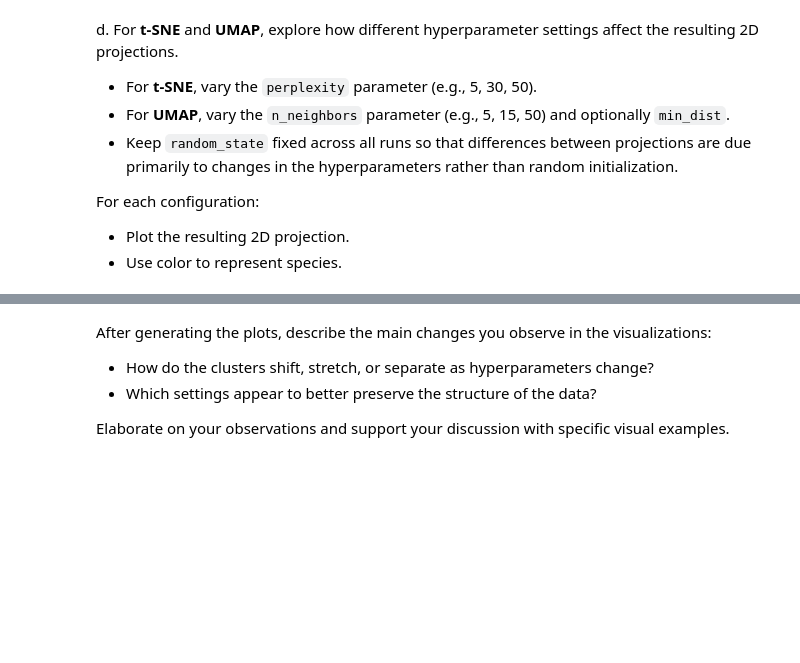
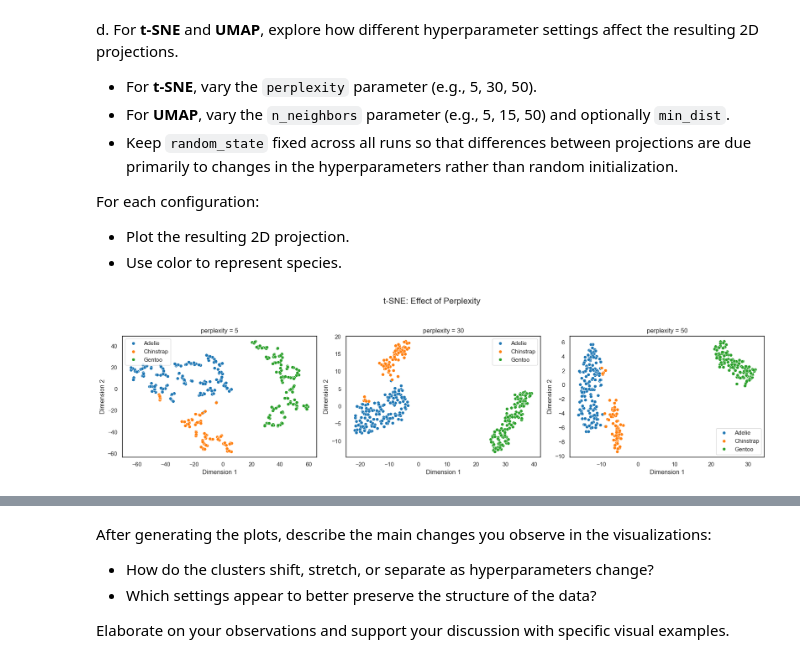
Before and after one commit to alibpowell/ML4021-Group, a Jupyter notebook: 03-tsne-and-umap.ipynb, the cells around one changed output, grey strips where cells are left out. Saved outputs shown, nothing was run; the diff lists cells and outputs as text; code cells hidden in the pictures; blank space fills up the shorter version.

```diff
--- a/03-tsne-and-umap.ipynb
+++ b/03-tsne-and-umap.ipynb
@@ -208,3 +198,93 @@ For each configuration:
 - Use color to represent species.
 # %%
 # YOUR CODE HERE
+
+palette = {
+    "Adelie": "tab:blue",
+    "Chinstrap": "tab:orange",
+    "Gentoo": "tab:green",
+}
+
+species = penguins["species"].to_numpy()
+
+def plot_comparison(embeddings, titles, figure_title):
+    fig, axes = plt.subplots(1, len(embeddings), figsize=(18, 5))
+
+    for ax, embedding, title in zip(axes, embeddings, titles):
+        sns.scatterplot(
+            x=embedding[:, 0],
+            y=embedding[:, 1],
+            hue=species,
+            palette=palette,
+            ax=ax,
+        )
+        ax.set_title(title)
+        ax.set_xlabel("Dimension 1")
+        ax.set_ylabel("Dimension 2")
+
+    fig.suptitle(figure_title, fontsize=16)
+    plt.tight_layout(rect=[0, 0, 1, 0.93])
+    plt.show()
+
+
+# t-SNE w varying perplexity
+perplexities = [5, 30, 50]
+
+tsne_results = [
+    TSNE(
+        n_components=2,
+        perplexity=p,
+        random_state=42,
+    ).fit_transform(scaled_penguin_data)
+    for p in perplexities
+]
+
+plot_comparison(
+    tsne_results,
+    [f"perplexity = {p}" for p in perplexities],
+    "t-SNE: Effect of Perplexity",
+)
+
+
+# UMAP w vary n_neighbors, keeping min_dist fixed
+neighbor_values = [5, 15, 50]
+
+umap_neighbor_results = [
+    umap.UMAP(
+        n_components=2,
+        n_neighbors=n,
+        min_dist=0.1,
+        random_state=42,
+        n_jobs=1,
+    ).fit_transform(scaled_penguin_data)
+    for n in neighbor_values
+]
+
+plot_comparison(
+    umap_neighbor_results,
+    [f"n_neighbors = {n}, min_dist = 0.1" for n in neighbor_values],
+    "UMAP: Effect of n_neighbors",
+)
+
+
+# UMAP w vary min_dist, keeping n_neighbors fixed
+min_dist_values = [0.0, 0.1, 0.5]
+
+umap_distance_results = [
+    umap.UMAP(
+        n_components=2,
+        n_neighbors=15,
+        min_dist=d,
+        random_state=42,
+        n_jobs=1,
+    ).fit_transform(scaled_penguin_data)
+    for d in min_dist_values
+]
+
+plot_comparison(
+    umap_distance_results,
+    [f"min_dist = {d}, n_neighbors = 15" for d in min_dist_values],
+    "UMAP: Effect of min_dist",
+)
+# %% [output]
+[figure, added]
```
Also changed, not shown: parts of 10 cells of this notebook.
